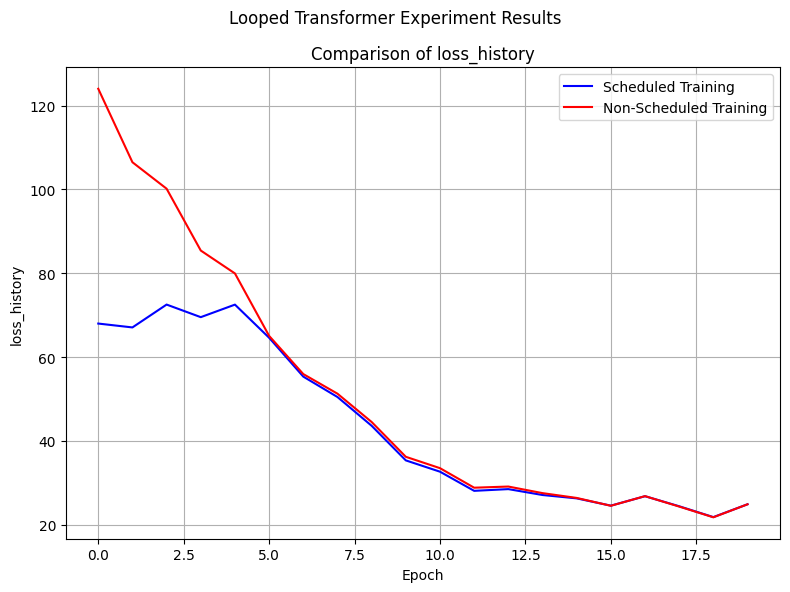
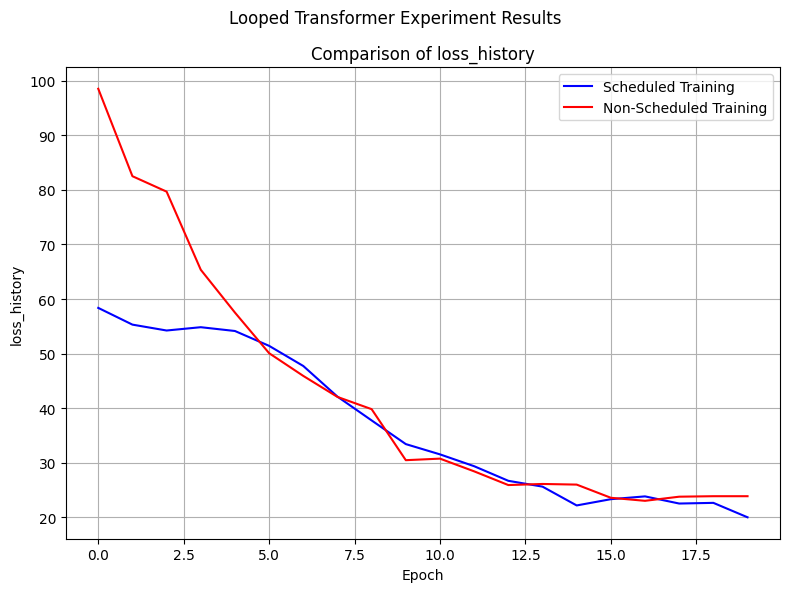
Unified diff of the notebook cell whose output changed from the first chart to the second:
--- before
+++ after
@@ -1,4 +1,4 @@
 table = ExperimentTable(params_groups=[{'scheduled_training': True, 'experiment_name': 'Scheduled Training'},
                                   {'scheduled_training': False, 'experiment_name': 'Non-Scheduled Training'}])
-table.run(result_lists=[(['loss_history'], 'epoch')])
-table.plot(figure_size=(8,6))
+table.run(result_lists=[(['loss_history'], 'epoch')], parallel_workers=2)
+table.plot(figure_size=(8,6), compare_experiments=True)

Commit: 添加了default_setup的手动传入全局参数功能